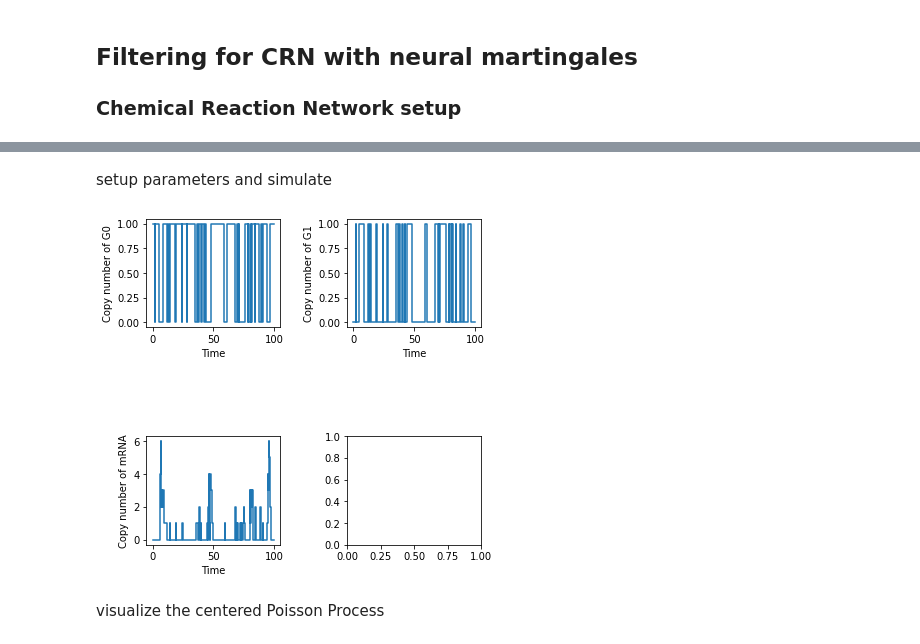
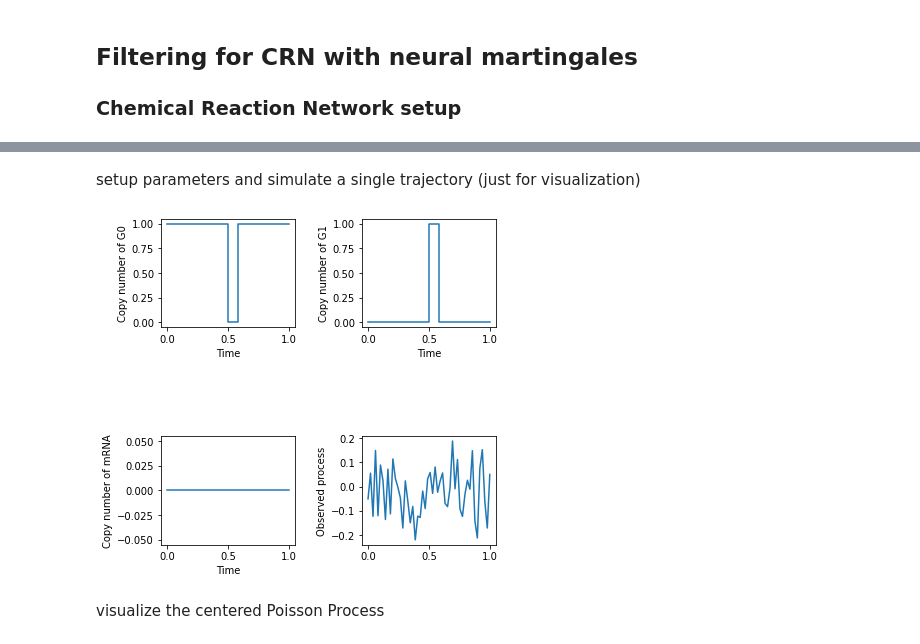
Before and after one commit to ZhouFang92/Rao-Blackwell-method-for-cell-specific-model-identification, a Jupyter notebook: testing.ipynb, the cells around one changed output, grey strips where cells are left out. Drawn from its saved outputs; the diff is of its cells as text; code cells hidden in the pictures.

```diff
--- a/testing.ipynb
+++ b/testing.ipynb
@@ -67,25 +127,31 @@ follower species:  ['G0', 'mRNA']
 follower parameters:  ['kp1', 'k2', 'k1']
 # %% [markdown]
-setup parameters and simulate
+setup parameters and simulate a single trajectory (just for visualization)
 # %%
 # Get a trajectory of the system
 parameter_values_sets = []
-parameter_values_sets.append({'k1': 0.3, 'k2': 0.4, 'kp1': 1}) # base parameters
-parameter_values_sets.append({'k1': 0.3, 'k2': 0.8, 'kp1': 2})
+#parameter_values_sets.append({'b1': 5, 'b2': 5, 'd1': 0.5, 'd2': 1}) # base parameters
+parameter_values_sets.append({'k1': 1, 'k2': 1, 'kp1': 1})
 
-parameter_set_index = 1
+parameter_set_index = 0
 parameter_values = parameter_values_sets[parameter_set_index]
+#initial_state = {'M': 0, 'P': 0}
 initial_state = {'G0': 1, 'G1': 0, 'mRNA': 0}
-tf = 100
+tf = 1
 time_list, state_list, cPP = MI.SSA(initial_state, parameter_values, 0, tf, compute_centered_poisson_process=True)
 MI.plot_trajectories(time_list, state_list)
 
 # Generate the observations
-dt = 1.
-Observation_times_list = np.arange(dt, tf+dt, dt)
+
+Observation_times_list = np.linspace(0, tf, 50)
 Y_list = MI.generate_observations(state_list, time_list, parameter_values, Observation_times_list)
+
+# plot the observations
+plt.plot(Observation_times_list, Y_list)
+plt.ylabel("Observed process")
+plt.show()
 # %% [output]
-[figure, old version]
+[figure, new version]
 # %% [markdown]
 visualize the centered Poisson Process
 # %%
```
Also changed, not shown: parts of 33 cells of this notebook, 10 other files.
